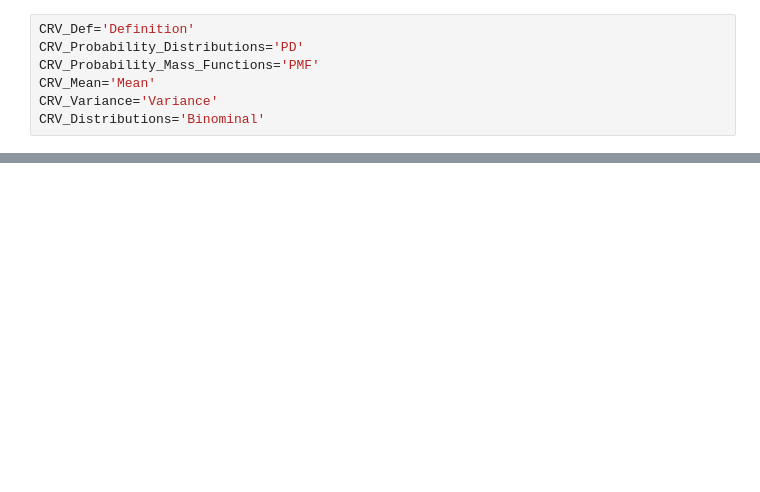
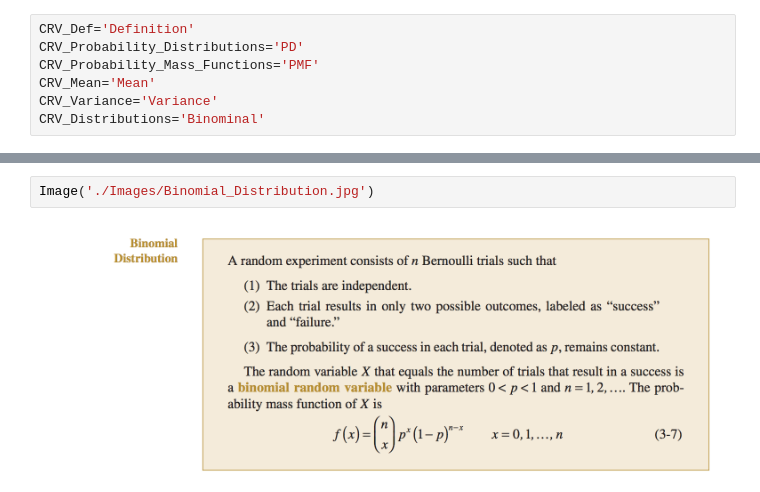
Before and after one commit to jmandivarapu1/Statistics_Python_ML, a Jupyter notebook: 2.Probability Distributions and PMF.ipynb, the cells around one changed output, grey strips where cells are left out. Drawn from its saved outputs; the diff is of its cells as text; blank space fills up the shorter version.

```diff
--- a/2.Probability Distributions and PMF.ipynb
+++ b/2.Probability Distributions and PMF.ipynb
@@ -92,0 +148,4 @@ HTML(df.to_html(escape=False))
+# %%
+Image('./Images/Binomial_Distribution.jpg')
+# %% [output]
+[figure, added]
```
Also changed, not shown: parts of 31 cells of this notebook, 34 other files.
